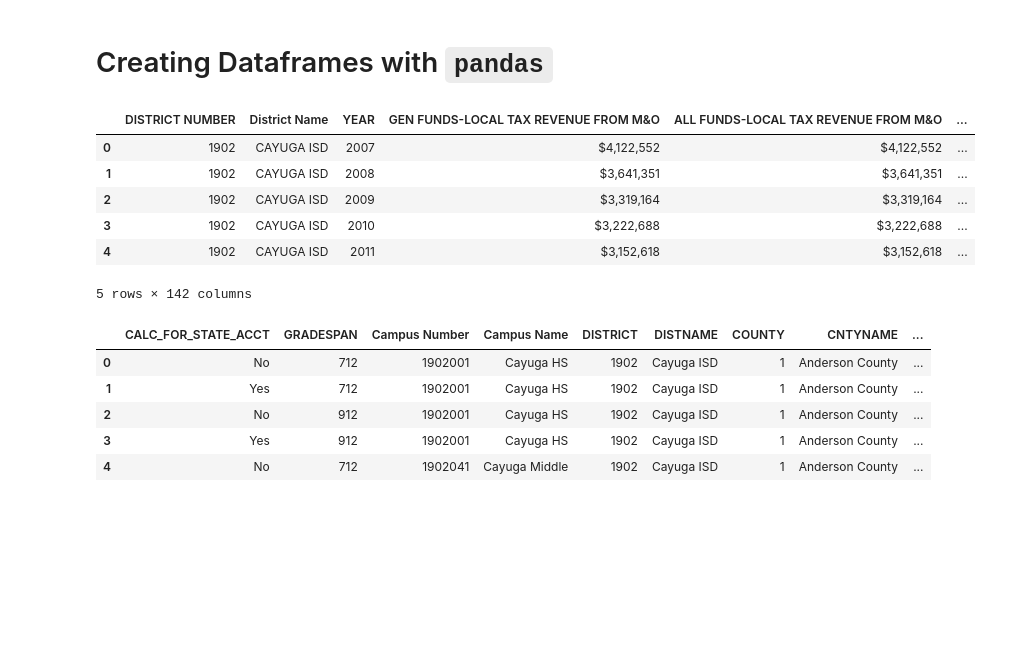
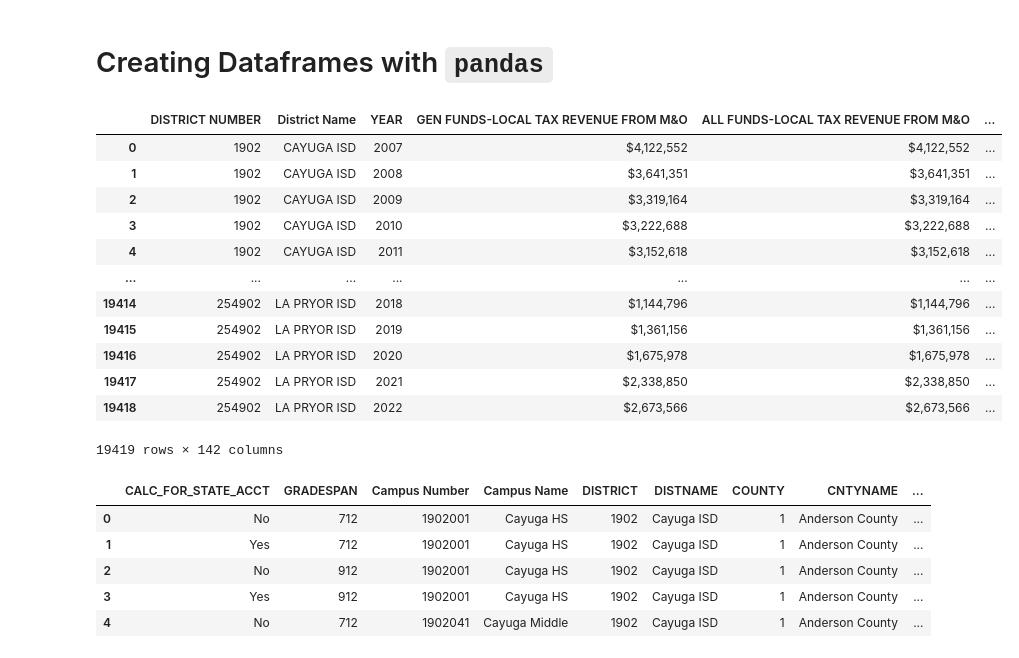
Before and after one commit to Amarilli/TexasISDs, a Jupyter notebook: project_notebook/cleaning_amarilli2.ipynb, the cells around one changed output. Cells and saved outputs as stored; diff of their text form; code cells hidden in the pictures; blank space fills up the shorter version.

```diff
--- a/project_notebook/cleaning_amarilli2.ipynb
+++ b/project_notebook/cleaning_amarilli2.ipynb
@@ -7,15 +7,21 @@ Creating Dataframes with `pandas`
 # %%
 #Finances
 finance_df = pd.read_csv("resources/campus_finances.csv")
-finance_df.head()
+finance_df
 # %% [output]
 |  | DISTRICT NUMBER | District Name | YEAR | GEN FUNDS-LOCAL TAX REVENUE FROM M&O | ALL FUNDS-LOCAL TAX REVENUE FROM M&O | ... |
 | 0 | 1902 | CAYUGA ISD | 2007 | $4,122,552 | $4,122,552 | ... |
 | 1 | 1902 | CAYUGA ISD | 2008 | $3,641,351 | $3,641,351 | ... |
 | 2 | 1902 | CAYUGA ISD | 2009 | $3,319,164 | $3,319,164 | ... |
 | 3 | 1902 | CAYUGA ISD | 2010 | $3,222,688 | $3,222,688 | ... |
 | 4 | 1902 | CAYUGA ISD | 2011 | $3,152,618 | $3,152,618 | ... |
+| ... | ... | ... | ... | ... | ... | ... |
+| 19414 | 254902 | LA PRYOR ISD | 2018 | $1,144,796 | $1,144,796 | ... |
+| 19415 | 254902 | LA PRYOR ISD | 2019 | $1,361,156 | $1,361,156 | ... |
+| 19416 | 254902 | LA PRYOR ISD | 2020 | $1,675,978 | $1,675,978 | ... |
+| 19417 | 254902 | LA PRYOR ISD | 2021 | $2,338,850 | $2,338,850 | ... |
+| 19418 | 254902 | LA PRYOR ISD | 2022 | $2,673,566 | $2,673,566 | ... |
-5 rows × 142 columns
+19419 rows × 142 columns
 # %%
 #Dropout rates
 dropout_df = pd.read_csv("resources/dropout_rates.csv")
```
Also changed, not shown: parts of 19 cells of this notebook.
